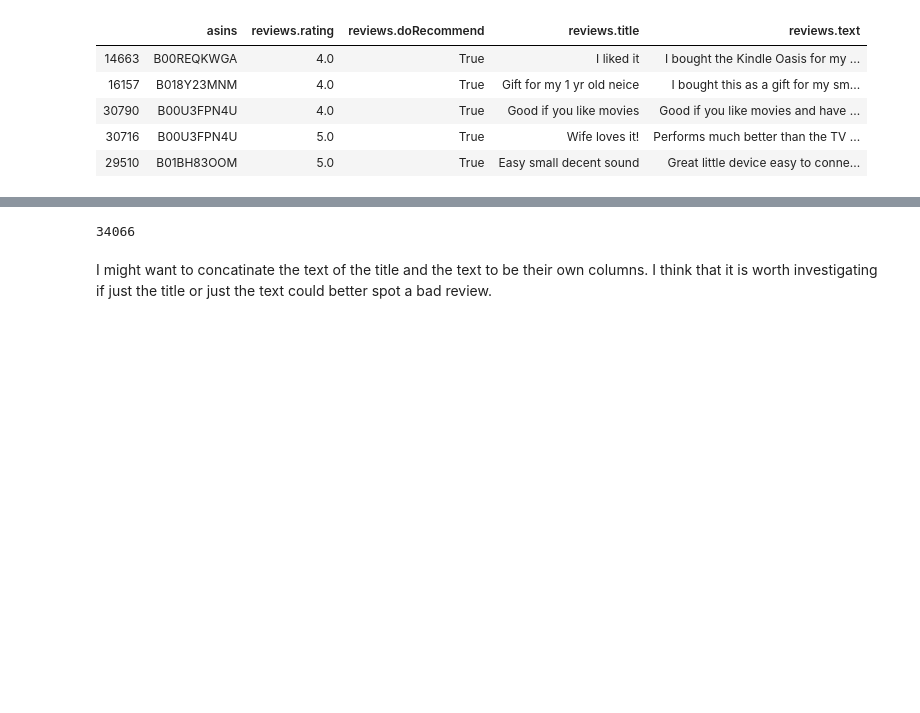
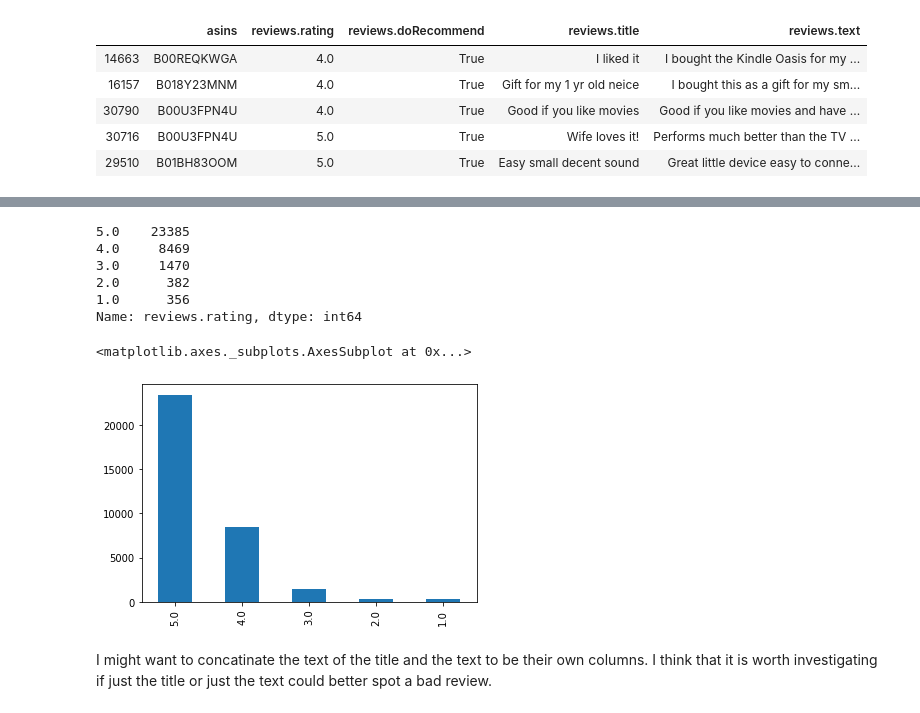
Before and after one commit to Booandlean/amzn_sentiment, a Jupyter notebook: notebooks/Exploratory_1.ipynb, the cells around one changed output, grey strips where cells are left out. Cells and saved outputs as stored; diff of their text form; code cells hidden in the pictures; blank space fills up the shorter version.

```diff
--- a/notebooks/Exploratory_1.ipynb
+++ b/notebooks/Exploratory_1.ipynb
@@ -117,6 +109,5 @@ len(df['reviews.text'])
 # %%
-df['reviews.text'].dropna(inplace = True)
-len(df['reviews.text'])
+df.dropna(inplace=True)
 # %% [output]
 A value is trying to be set on a copy of a slice from a DataFrame
 
@@ -133,8 +128,15 @@ Name: reviews.doRecommend, dtype: int64
-# %%
-df['reviews.doRecommend'].dropna(inplace = True)
-len(df['reviews.doRecommend'])
-# %% [output]
-34066
+# %%
+print(df['reviews.rating'].value_counts())
+df['reviews.rating'].value_counts().plot.bar()
+# %% [output]
+5.0    23385
+4.0     8469
+3.0     1470
+2.0      382
+1.0      356
+Name: reviews.rating, dtype: int64
+<matplotlib.axes._subplots.AxesSubplot at 0x...>
+[figure, added]
 # %% [markdown]
 I might want to concatinate the text of the title and the text to be their own columns. I think that it is worth investigating if just the title or just the text could better spot a bad review.
 # %% [markdown]
```
Also changed, not shown: parts of 6 cells of this notebook.
